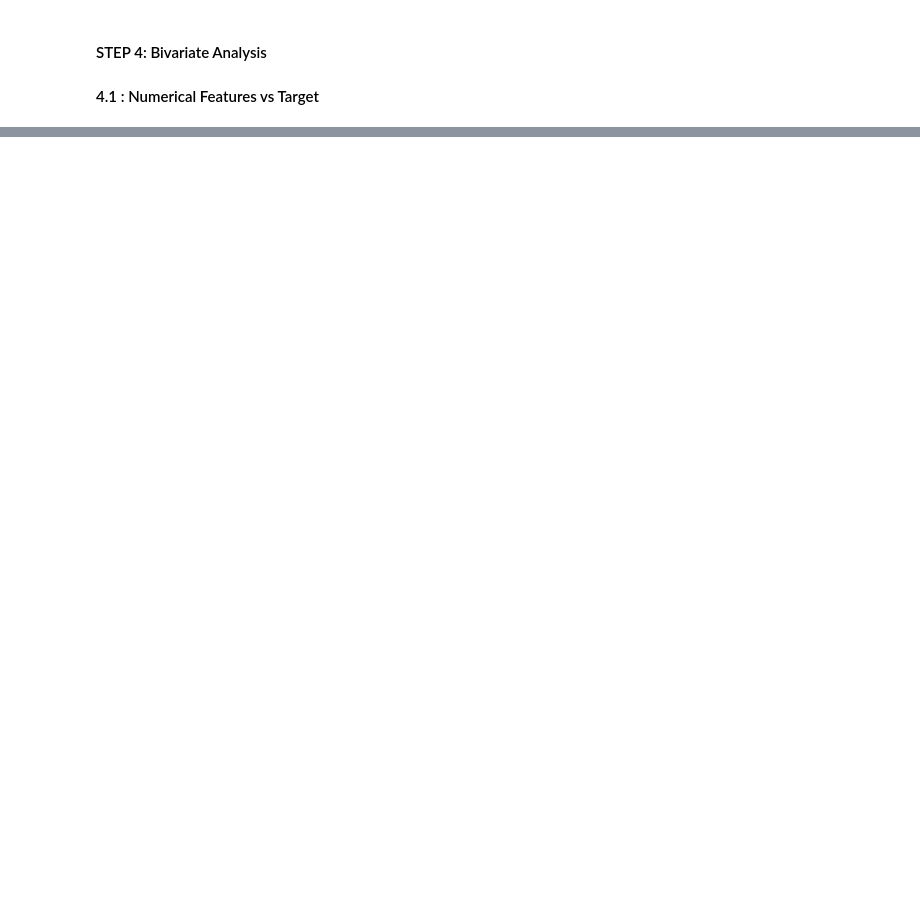
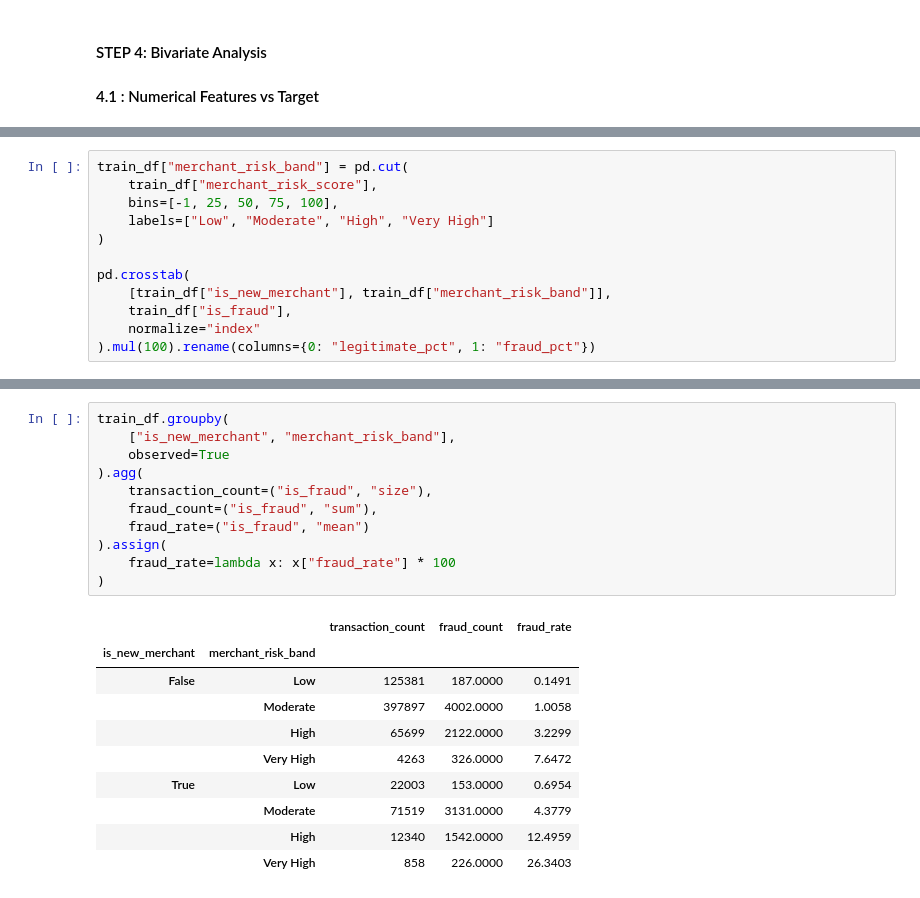
Before and after one commit to PravinMaleya/credit-card-fraud-detection, a Jupyter notebook: notebooks/01_eda.ipynb, the cells around one changed output, grey strips where cells are left out. Drawn from its saved outputs; the diff is of its cells as text; blank space fills up the shorter version.

```diff
--- a/notebooks/01_eda.ipynb
+++ b/notebooks/01_eda.ipynb
@@ -379,0 +796,12 @@ Name: proportion, dtype: float64
+# %%
+train_df["merchant_risk_band"] = pd.cut(
+    train_df["merchant_risk_score"],
+    bins=[-1, 25, 50, 75, 100],
+    labels=["Low", "Moderate", "High", "Very High"]
+)
+
+pd.crosstab(
+    [train_df["is_new_merchant"], train_df["merchant_risk_band"]],
+    train_df["is_fraud"],
+    normalize="index"
+).mul(100).rename(columns={0: "legitimate_pct", 1: "fraud_pct"})
@@ -379,0 +819,22 @@ Name: proportion, dtype: float64
+# %%
+train_df.groupby(
+    ["is_new_merchant", "merchant_risk_band"],
+    observed=True
+).agg(
+    transaction_count=("is_fraud", "size"),
+    fraud_count=("is_fraud", "sum"),
+    fraud_rate=("is_fraud", "mean")
+).assign(
+    fraud_rate=lambda x: x["fraud_rate"] * 100
+)
+# %% [output]
+|  |  | transaction_count | fraud_count | fraud_rate |
+| is_new_merchant | merchant_risk_band |  |  |  |
+| False | Low | 125381 | 187.0000 | 0.1491 |
+|  | Moderate | 397897 | 4002.0000 | 1.0058 |
+|  | High | 65699 | 2122.0000 | 3.2299 |
+|  | Very High | 4263 | 326.0000 | 7.6472 |
+| True | Low | 22003 | 153.0000 | 0.6954 |
+|  | Moderate | 71519 | 3131.0000 | 4.3779 |
+|  | High | 12340 | 1542.0000 | 12.4959 |
+|  | Very High | 858 | 226.0000 | 26.3403 |
```
Also changed, not shown: parts of 41 cells of this notebook, 2 other files.
